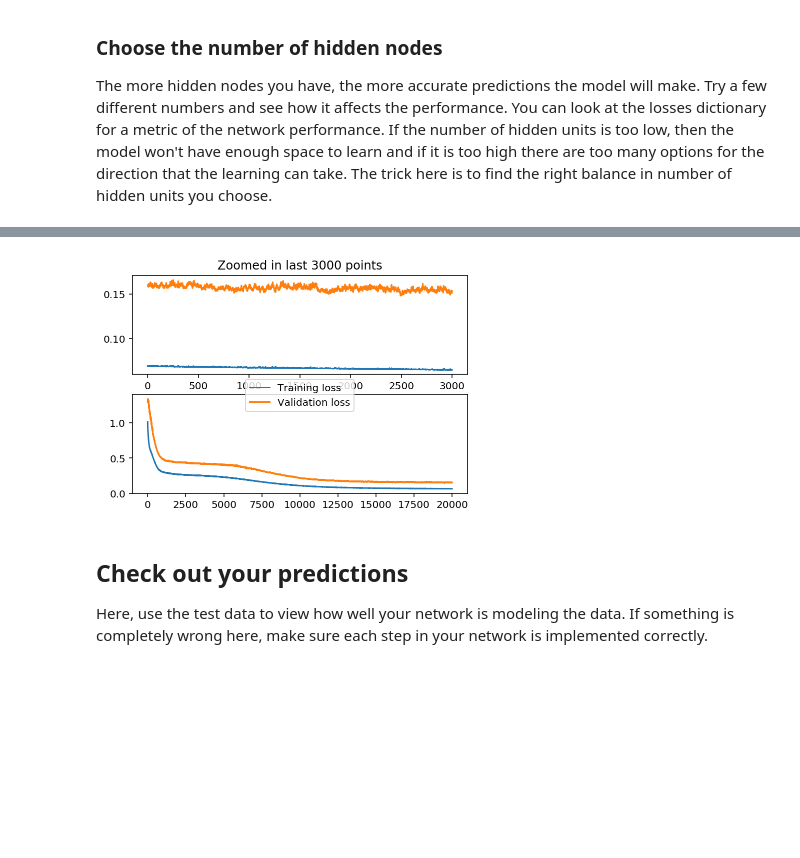
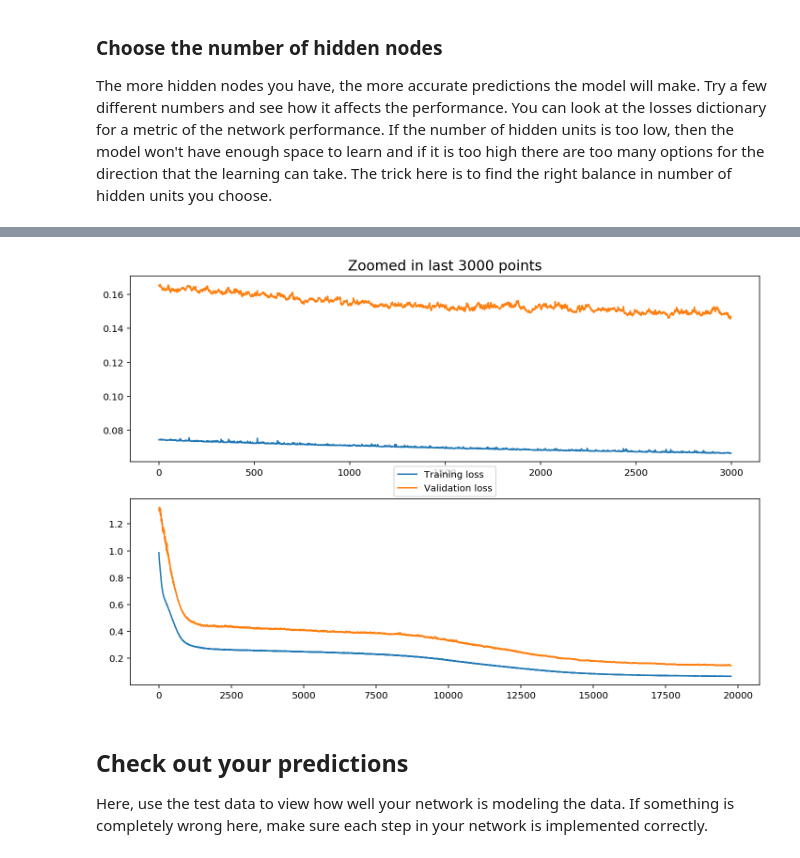
Before and after one commit to bijanfallah/Bicycle_sharing, a Jupyter notebook: Your_first_neural_network.ipynb, the cells around one changed output, grey strips where cells are left out. Cells and saved outputs as stored; diff of their text form; code cells hidden in the pictures; blank space fills up the shorter version.

```diff
--- a/Your_first_neural_network.ipynb
+++ b/Your_first_neural_network.ipynb
@@ -303,7 +303,7 @@ The more hidden nodes you have, the more accurate predictions the model will mak
 import sys
 
 ### Set the hyperparameters here ###
-iterations = 20000
+iterations = 19754
 learning_rate = .1
 hidden_nodes = 5
 output_nodes = 1
@@ -334,20 +334,24 @@ Progress: 100.0% ... Training loss: 0.064 ... Validation loss: 0.153
 # %%
-f, (ax1, ax2) = plt.subplots(2,1)
+f, (ax1, ax2) = plt.subplots(2,1,figsize=(12,8))
 focus=3000
 #plt.plot(losses['train'][-20000:], label='Training loss')
 ax1.plot(losses['train'][-focus:], label='Training loss')
 #plt.plot(losses['validation'][-20000:], label='Validation loss')
 ax1.plot(losses['validation'][-focus:], label='Validation loss')
-ax1.set_title('Zoomed in last '+ str(focus) +' points')
+temp=losses['validation'][-focus:]
+# to find the minimum LOSS plot the minimum of Loss:
+#ax1.plot(temp.index(min(temp)),np.min(temp),'k*', markersize=15)
+ax1.set_title('Zoomed in last '+ str(focus) +' points', fontsize=15)
+#ax1.text(temp.index(min(temp))-200,np.min(temp)-0.02,('minimum loss at '+str(temp.index(min(temp))+(iterations-focus))),fontsize=15)
 
 ax2.plot(losses['train'], label='Training loss')
 #plt.plot(losses['validation'][-20000:], label='Validation loss')
 ax2.plot(losses['validation'], label='Validation loss')
 ax2.legend(loc='upper center',bbox_to_anchor=(0.5,1.2))
 
 _ = plt.ylim()
 # %% [output]
-[figure, old version]
+[figure, new version]
 # %% [markdown]
 ## Check out your predictions
 
```
Also changed, not shown: parts of 3 cells of this notebook, 1 other file.
